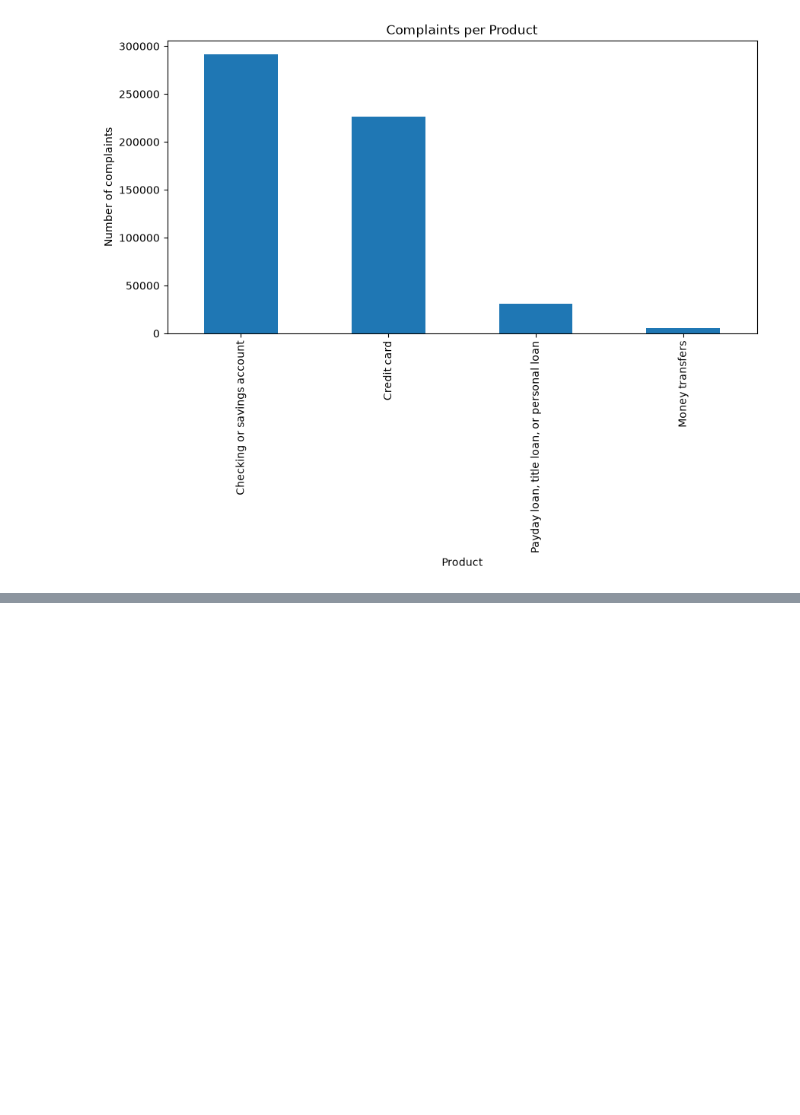
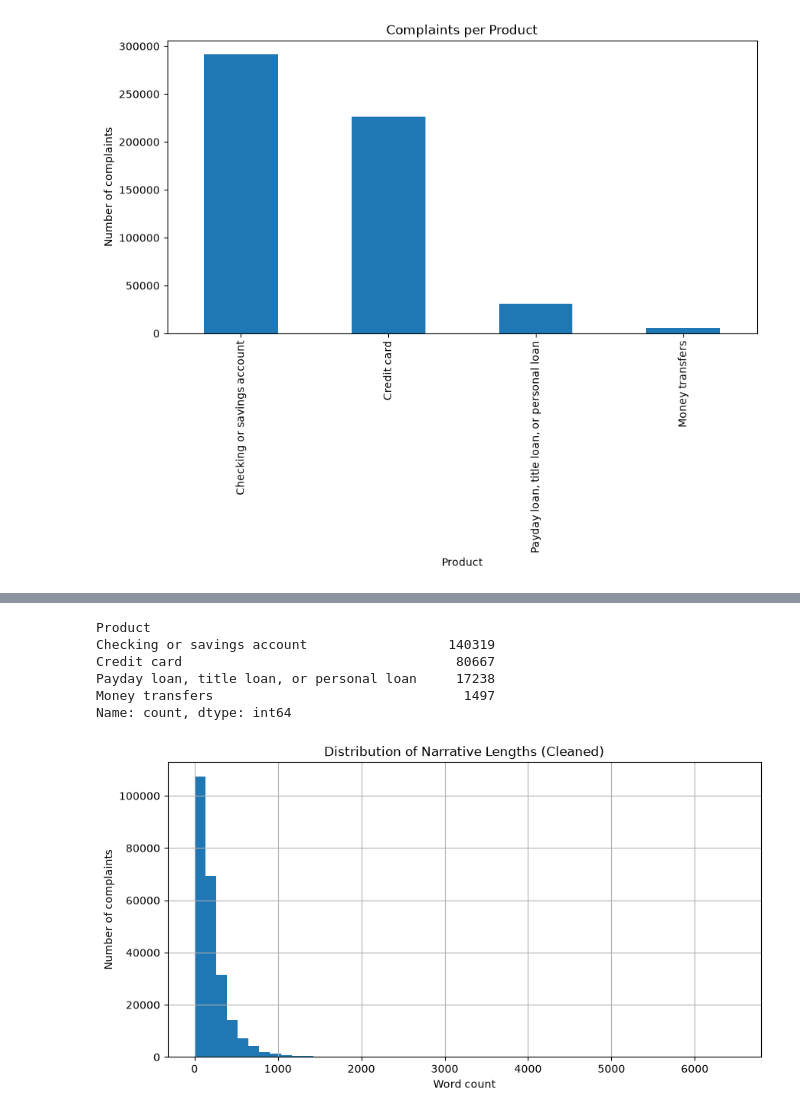
Before and after one commit to Sumeyahassen/rag-complaint-chatbot, a Jupyter notebook: notebooks/task2_eda_preprocessing.ipynb, the cells around one changed output, grey strips where cells are left out. Drawn from its saved outputs; the diff is of its cells as text; code cells hidden in the pictures; blank space fills up the shorter version.

```diff
--- a/notebooks/task2_eda_preprocessing.ipynb
+++ b/notebooks/task2_eda_preprocessing.ipynb
@@ -26,0 +77,6 @@ Name: count, dtype: int64
+# %%
+# Drop rows where narrative is missing or empty
+filtered_df = filtered_df[filtered_df['Consumer complaint narrative'].notna()]
+filtered_df = filtered_df[filtered_df['Consumer complaint narrative'].str.strip() != ""]
+
+print("After dropping empty narratives:", filtered_df.shape)
@@ -26,0 +97,17 @@ Name: count, dtype: int64
+# %%
+print(filtered_df['Product'].value_counts())
+# %% [output]
+Product
+Checking or savings account                  140319
+Credit card                                   80667
+Payday loan, title loan, or personal loan     17238
+Money transfers                                1497
+Name: count, dtype: int64
+# %%
+filtered_df['narrative_length'].hist(bins=50, figsize=(10,5))
+plt.title("Distribution of Narrative Lengths (Cleaned)")
+plt.xlabel("Word count")
+plt.ylabel("Number of complaints")
+plt.show()
+# %% [output]
+[figure, added]
```
Also changed, not shown: parts of 7 cells of this notebook.
